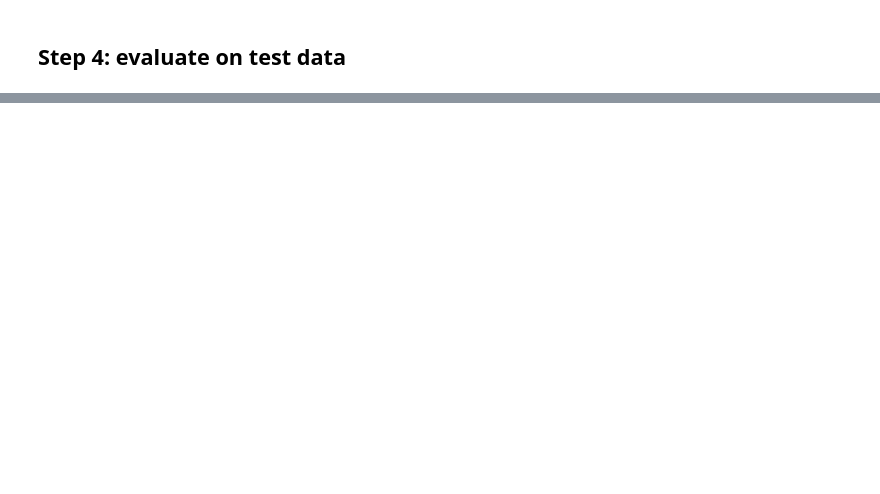
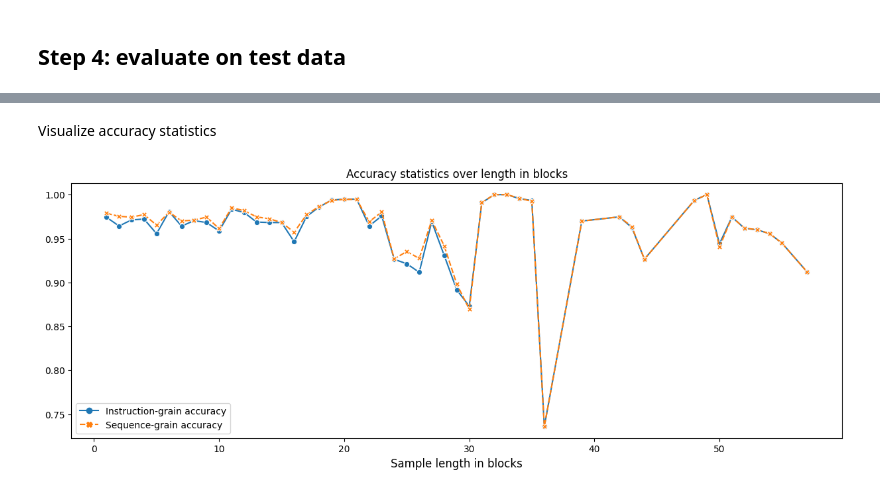
Before and after one commit to LorenzoDallaglio/highliner-seq2seq, a Jupyter notebook: PalmtreeBiLSTM.ipynb, the cells around one changed output, grey strips where cells are left out. Cells and saved outputs as stored; diff of their text form; code cells hidden in the pictures; blank space fills up the shorter version.

```diff
--- a/PalmtreeBiLSTM.ipynb
+++ b/PalmtreeBiLSTM.ipynb
@@ -602,0 +469,11 @@ weighted avg       1.00      1.00      1.00       220
+# %%
+for snippet in test_snippets:
+  padded_true = np.concatenate(snippet_encoding_map[snippet][1])
+  y_true = np.resize(padded_true, len(snippet.target_seq))
+  stacked_pred = decoder.predict(snippet_encoding_map[snippet][0])
+  padded_pred = np.concatenate([array for array in stacked_pred])
+  y_pred = np.resize(padded_pred, len(snippet.target_seq))
+  print(len(snippet.target_seq), y_true.size, y_pred.size)
+  test_samples.append(TestSample(snippet, y_true, y_pred))
+
+print(len(test_samples))
@@ -602,0 +743,10 @@ weighted avg       1.00      1.00      1.00       220
+# %% [markdown]
+Visualize accuracy statistics
+# %%
+fig, ax = plt.subplots(figsize=(15, 5))
+sns.lineplot(data=df[accuracy_metrics[0:2]], markers=True, ax=ax)
+ax.set_xlabel("Sample length in blocks", fontsize=12)
+ax.set_title("Accuracy statistics over length in blocks")
+plt.savefig(os.path.join(length_report_dir, "Accuracy statistics"))
+# %% [output]
+[figure, added]
```
Also changed, not shown: parts of 51 cells of this notebook.
